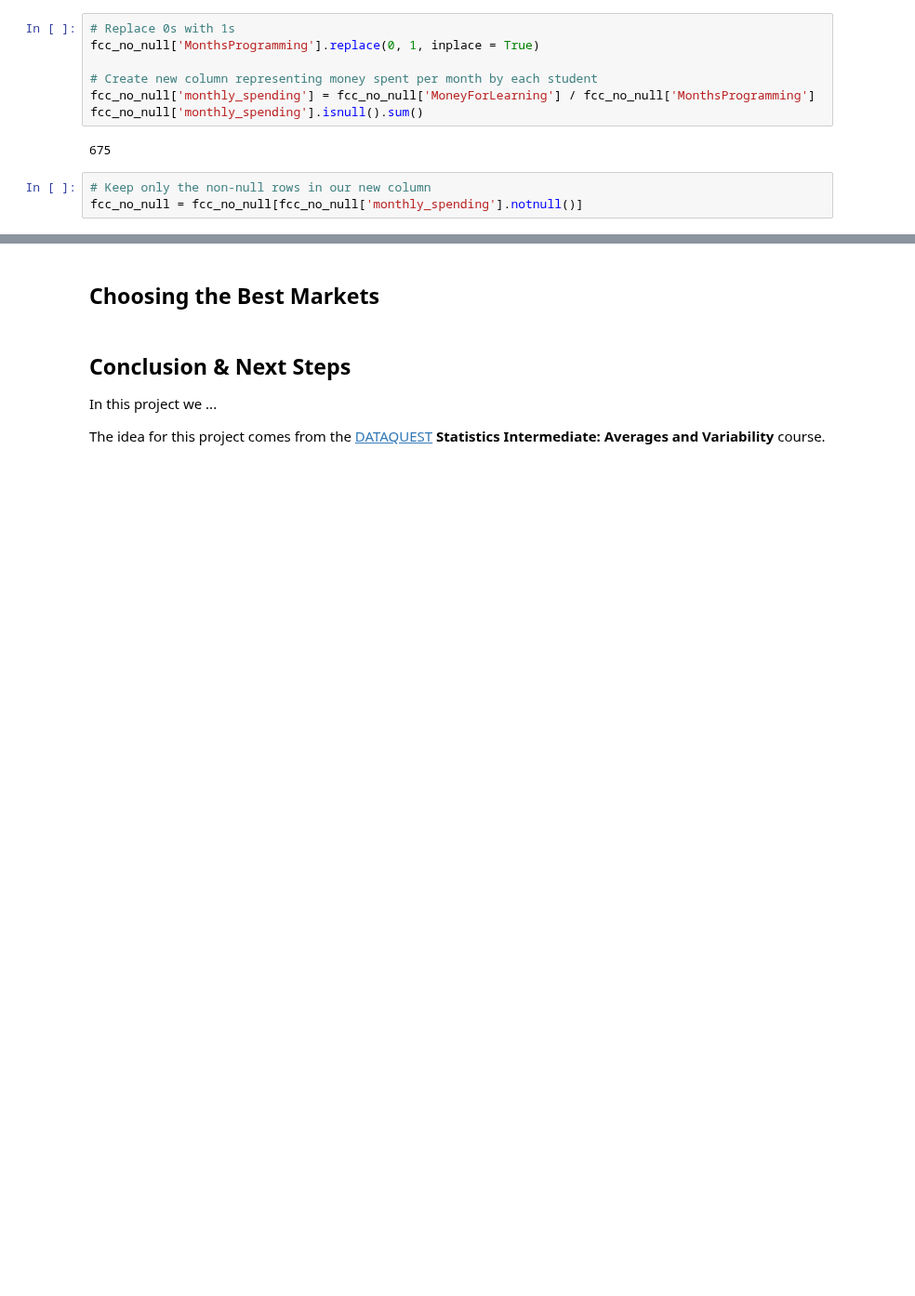
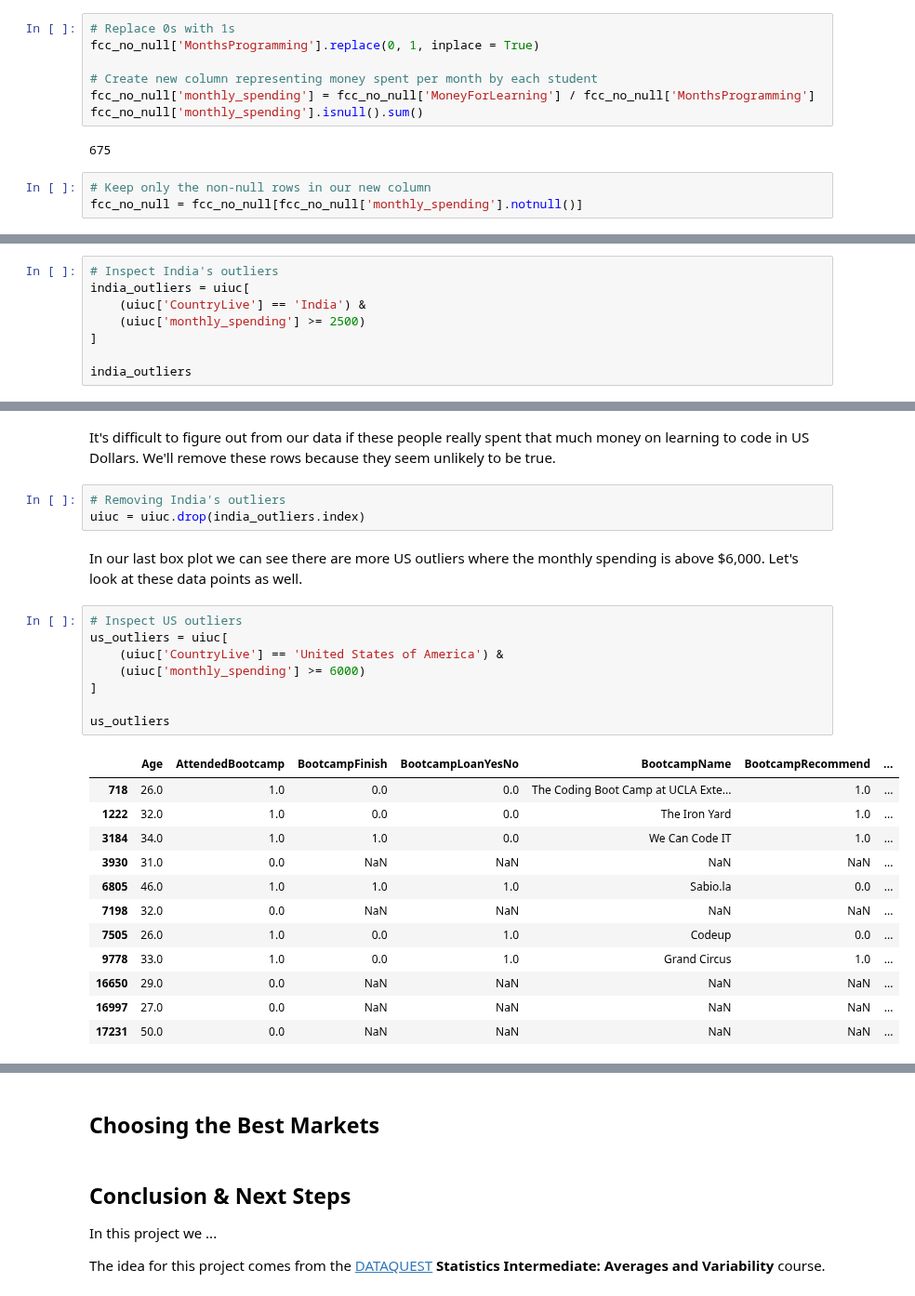
Before and after one commit to branBeckett/data-science-projects, a Jupyter notebook: best-advertising-markets/best-advertising-markets.ipynb, the cells around one changed output, grey strips where cells are left out. Shown at 93% size. Drawn from its saved outputs; the diff is of its cells as text; blank space fills up the shorter version.

```diff
--- a/best-advertising-markets/best-advertising-markets.ipynb
+++ b/best-advertising-markets/best-advertising-markets.ipynb
@@ -164,0 +243,8 @@ Name: CountryLive, dtype: int64
+# %%
+# Inspect India's outliers
+india_outliers = uiuc[
+    (uiuc['CountryLive'] == 'India') &
+    (uiuc['monthly_spending'] >= 2500)
+]
+
+india_outliers
@@ -164,0 +259,28 @@ Name: CountryLive, dtype: int64
+# %% [markdown]
+It's difficult to figure out from our data if these people really spent that much money on learning to code in US Dollars. We'll remove these rows because they seem unlikely to be true.
+# %%
+# Removing India's outliers
+uiuc = uiuc.drop(india_outliers.index)
+# %% [markdown]
+In our last box plot we can see there are more US outliers where the monthly spending is above $6,000. Let's look at these data points as well.
+# %%
+# Inspect US outliers
+us_outliers = uiuc[
+    (uiuc['CountryLive'] == 'United States of America') &
+    (uiuc['monthly_spending'] >= 6000)
+]
+
+us_outliers
+# %% [output]
+|  | Age | AttendedBootcamp | BootcampFinish | BootcampLoanYesNo | BootcampName | BootcampRecommend | ... |
+| 718 | 26.0 | 1.0 | 0.0 | 0.0 | The Coding Boot Camp at UCLA Exte... | 1.0 | ... |
+| 1222 | 32.0 | 1.0 | 0.0 | 0.0 | The Iron Yard | 1.0 | ... |
+| 3184 | 34.0 | 1.0 | 1.0 | 0.0 | We Can Code IT | 1.0 | ... |
+| 3930 | 31.0 | 0.0 | NaN | NaN | NaN | NaN | ... |
+| 6805 | 46.0 | 1.0 | 1.0 | 1.0 | Sabio.la | 0.0 | ... |
+| 7198 | 32.0 | 0.0 | NaN | NaN | NaN | NaN | ... |
+| 7505 | 26.0 | 1.0 | 0.0 | 1.0 | Codeup | 0.0 | ... |
+| 9778 | 33.0 | 1.0 | 0.0 | 1.0 | Grand Circus | 1.0 | ... |
+| 16650 | 29.0 | 0.0 | NaN | NaN | NaN | NaN | ... |
+| 16997 | 27.0 | 0.0 | NaN | NaN | NaN | NaN | ... |
+| 17231 | 50.0 | 0.0 | NaN | NaN | NaN | NaN | ... |
```
Also changed, not shown: parts of 19 cells of this notebook.
